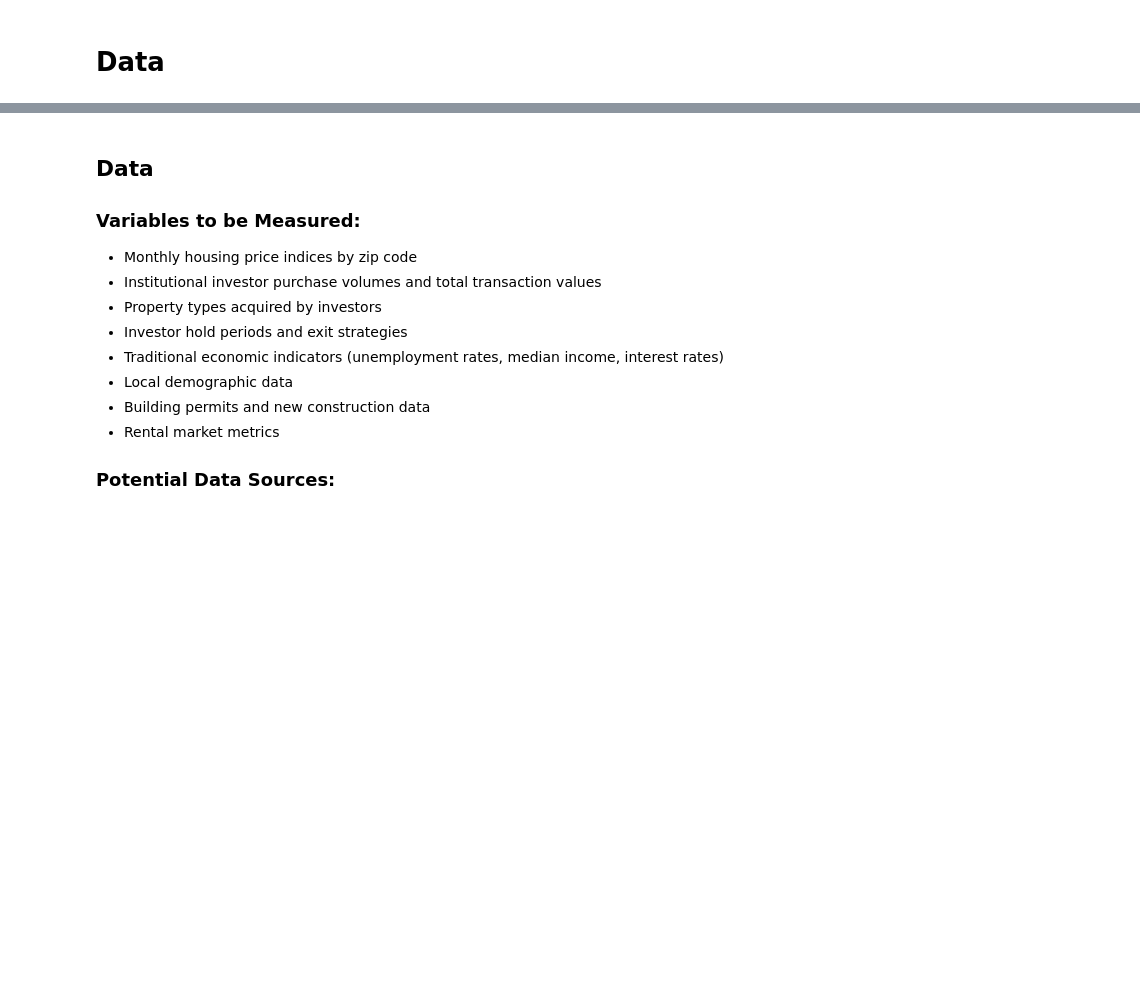
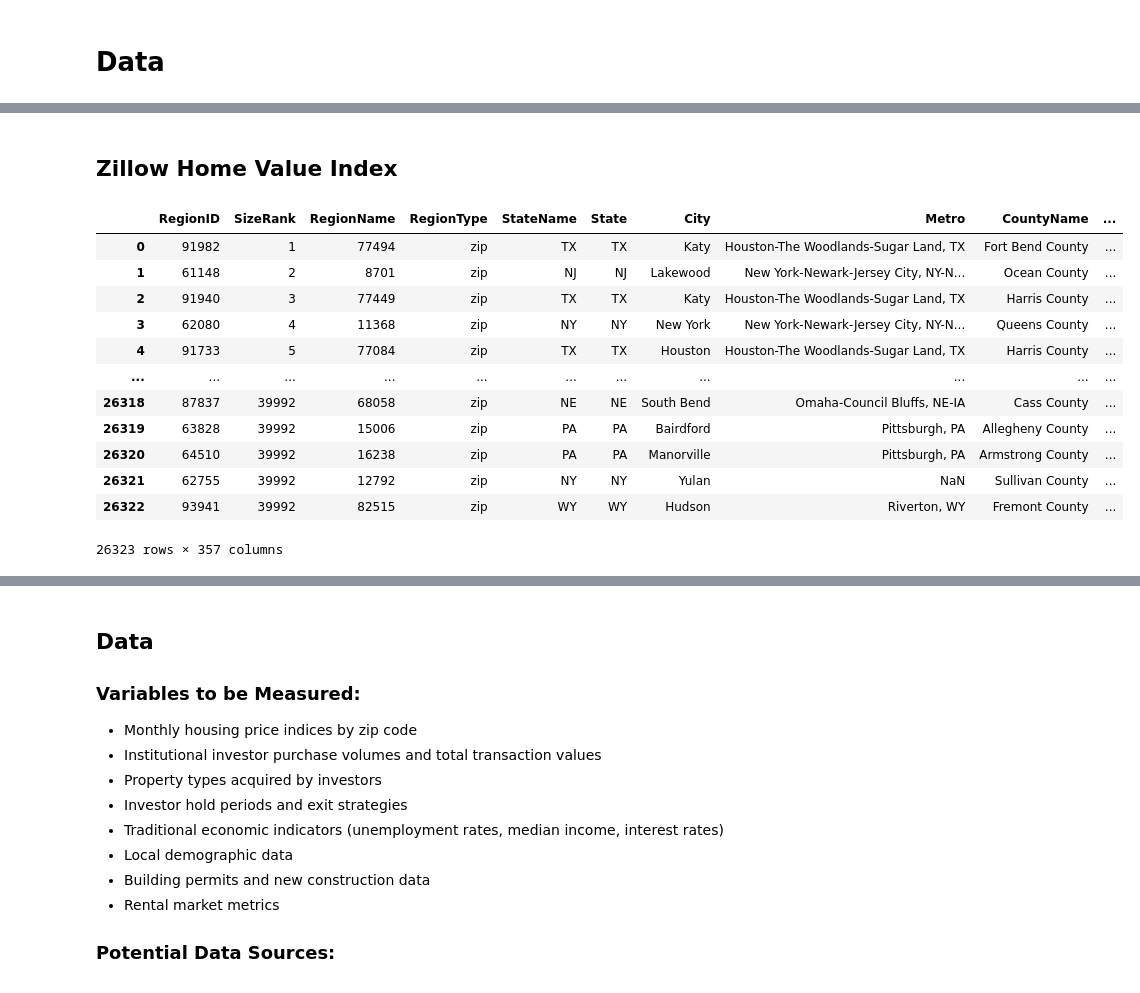
Before and after one commit to rangelrichard/investor_impact, a Jupyter notebook: DataCheckpoint_Group171_WI25.ipynb, the cells around one changed output, grey strips where cells are left out. Saved outputs shown, nothing was run; the diff lists cells and outputs as text; code cells hidden in the pictures; blank space fills up the shorter version.

```diff
--- a/DataCheckpoint_Group171_WI25.ipynb
+++ b/DataCheckpoint_Group171_WI25.ipynb
@@ -88 +89,23 @@ redfin.head(10)
+# %% [markdown]
+## Zillow Home Value Index
+# %%
+import pandas as pd
+
+file_path = "https://files.zillowstatic.com/research/public_csvs/zhvi/Zip_zhvi_uc_sfrcondo_tier_0.33_0.67_month.csv"
+df = pd.read_csv(file_path)
+df.head(5)
+# %% [output]
+|  | RegionID | SizeRank | RegionName | RegionType | StateName | State | City | Metro | CountyName | ... |
+| 0 | 91982 | 1 | 77494 | zip | TX | TX | Katy | Houston-The Woodlands-Sugar Land, TX | Fort Bend County | ... |
+| 1 | 61148 | 2 | 8701 | zip | NJ | NJ | Lakewood | New York-Newark-Jersey City, NY-N... | Ocean County | ... |
+| 2 | 91940 | 3 | 77449 | zip | TX | TX | Katy | Houston-The Woodlands-Sugar Land, TX | Harris County | ... |
+| 3 | 62080 | 4 | 11368 | zip | NY | NY | New York | New York-Newark-Jersey City, NY-N... | Queens County | ... |
+| 4 | 91733 | 5 | 77084 | zip | TX | TX | Houston | Houston-The Woodlands-Sugar Land, TX | Harris County | ... |
+| ... | ... | ... | ... | ... | ... | ... | ... | ... | ... | ... |
+| 26318 | 87837 | 39992 | 68058 | zip | NE | NE | South Bend | Omaha-Council Bluffs, NE-IA | Cass County | ... |
+| 26319 | 63828 | 39992 | 15006 | zip | PA | PA | Bairdford | Pittsburgh, PA | Allegheny County | ... |
+| 26320 | 64510 | 39992 | 16238 | zip | PA | PA | Manorville | Pittsburgh, PA | Armstrong County | ... |
+| 26321 | 62755 | 39992 | 12792 | zip | NY | NY | Yulan | NaN | Sullivan County | ... |
+| 26322 | 93941 | 39992 | 82515 | zip | WY | WY | Hudson | Riverton, WY | Fremont County | ... |
+26323 rows × 357 columns
 # %%
```
Also changed, not shown: parts of 7 cells of this notebook.
